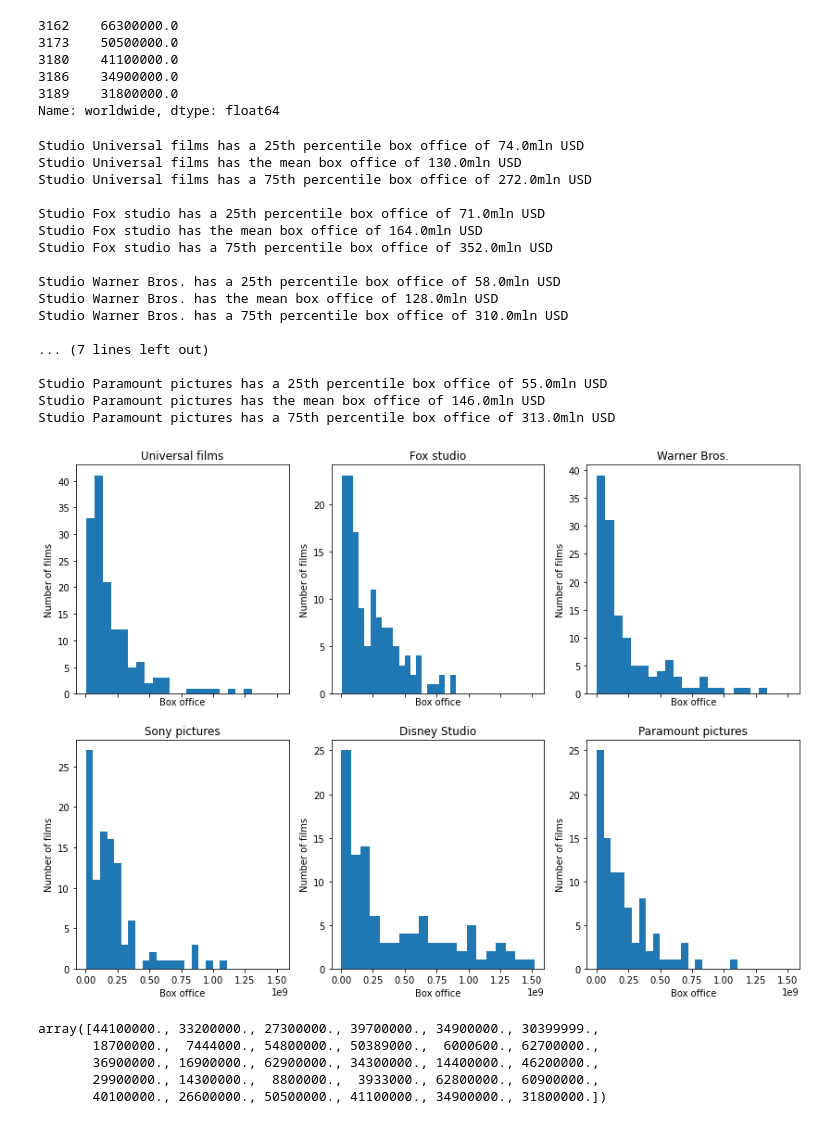
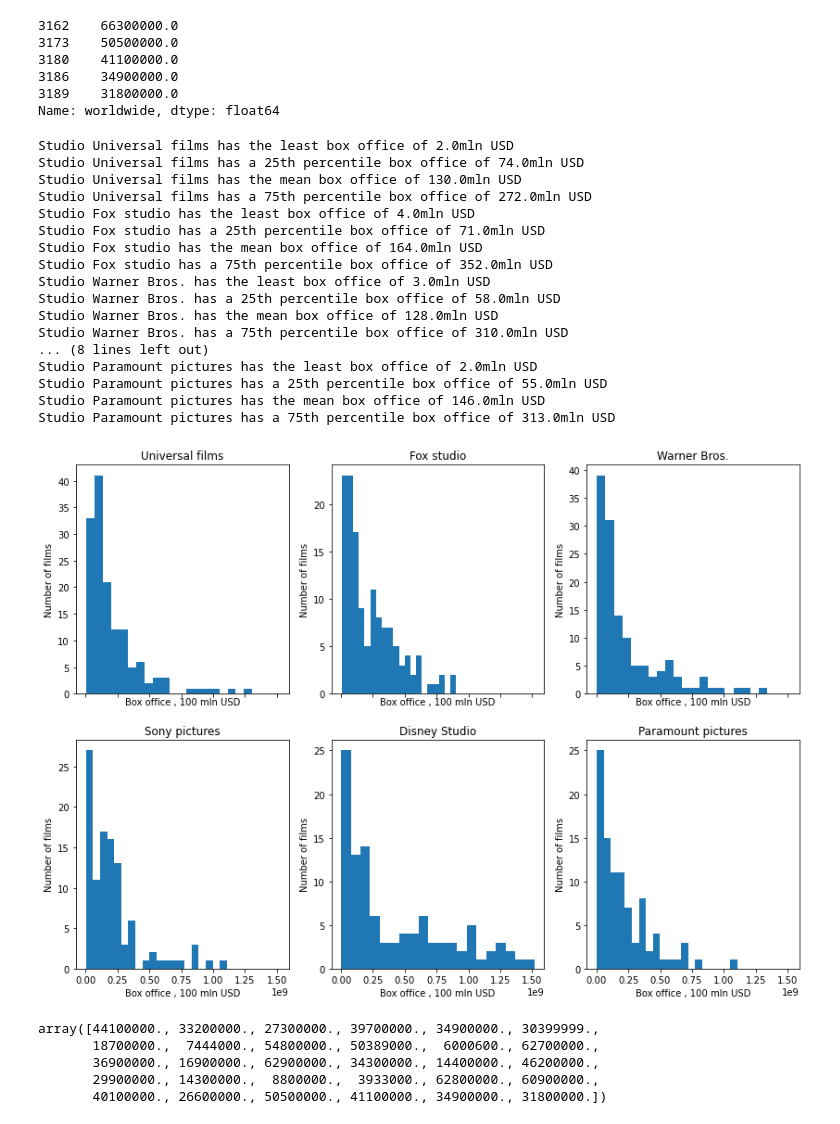
Before and after one commit to 314ka4y/Exploratory_Data_Analysis_project-Movies., a Jupyter notebook: student.ipynb, the cells around one changed output. Cells and saved outputs as stored; diff of their text form; code cells hidden in the pictures.

```diff
--- a/student.ipynb
+++ b/student.ipynb
@@ -526,40 +526,43 @@ fig, ax = plt.subplots(2, 3, figsize = (14,10), squeeze = True, sharex=True)
 for num in list(range(0,6)):
     row = num//3
     column = num%3
     ax[row][column].hist(list_studio[num]["worldwide"].values, bins=20)
     ax[row][column].set_title(list_studio_names[num])
     ax[row][column].set_xlabel("Box office , 100 mln USD")
     ax[row][column].set_ylabel("Number of films")
 
 percentile_low = 25
 percentile_high = 75
 for num in list(range(0,6)):
+    lowest = np.percentile(list_studio[num]["worldwide"].values, 0)
     perc_low = np.percentile(list_studio[num]["worldwide"].values, percentile_low)
     mean = np.percentile(list_studio[num]["worldwide"].values, 50)
     perc_high = np.percentile(list_studio[num]["worldwide"].values, percentile_high)
-    print("")
+
+    lowest
+    print(f"Studio {list_studio_names[num]} has the least box office of {round(lowest/1000000,0)}mln USD")
     print(f"Studio {list_studio_names[num]} has a {percentile_low}th percentile box office of {round(perc_low/1000000,0)}mln USD")
     print(f"Studio {list_studio_names[num]} has the mean box office of {round(mean/1000000,0)}mln USD")
     print(f"Studio {list_studio_names[num]} has a {percentile_high}th percentile box office of {round(perc_high/1000000,0)}mln USD")
 # %% [output]
+Studio Universal films has the least box office of 2.0mln USD
 Studio Universal films has a 25th percentile box office of 74.0mln USD
 Studio Universal films has the mean box office of 130.0mln USD
 Studio Universal films has a 75th percentile box office of 272.0mln USD
-
+Studio Fox studio has the least box office of 4.0mln USD
 Studio Fox studio has a 25th percentile box office of 71.0mln USD
 Studio Fox studio has the mean box office of 164.0mln USD
 Studio Fox studio has a 75th percentile box office of 352.0mln USD
-
+Studio Warner Bros. has the least box office of 3.0mln USD
 Studio Warner Bros. has a 25th percentile box office of 58.0mln USD
 Studio Warner Bros. has the mean box office of 128.0mln USD
 Studio Warner Bros. has a 75th percentile box office of 310.0mln USD
-
-... (7 lines left out)
-
+... (8 lines left out)
+Studio Paramount pictures has the least box office of 2.0mln USD
 Studio Paramount pictures has a 25th percentile box office of 55.0mln USD
 Studio Paramount pictures has the mean box office of 146.0mln USD
 Studio Paramount pictures has a 75th percentile box office of 313.0mln USD
-[figure, old version]
+[figure, new version]
 # %%
 
 list_studio[1]["worldwide"][list_studio[1]["worldwide"] < 66300000].values
```
Also changed, not shown: parts of 15 cells of this notebook.
